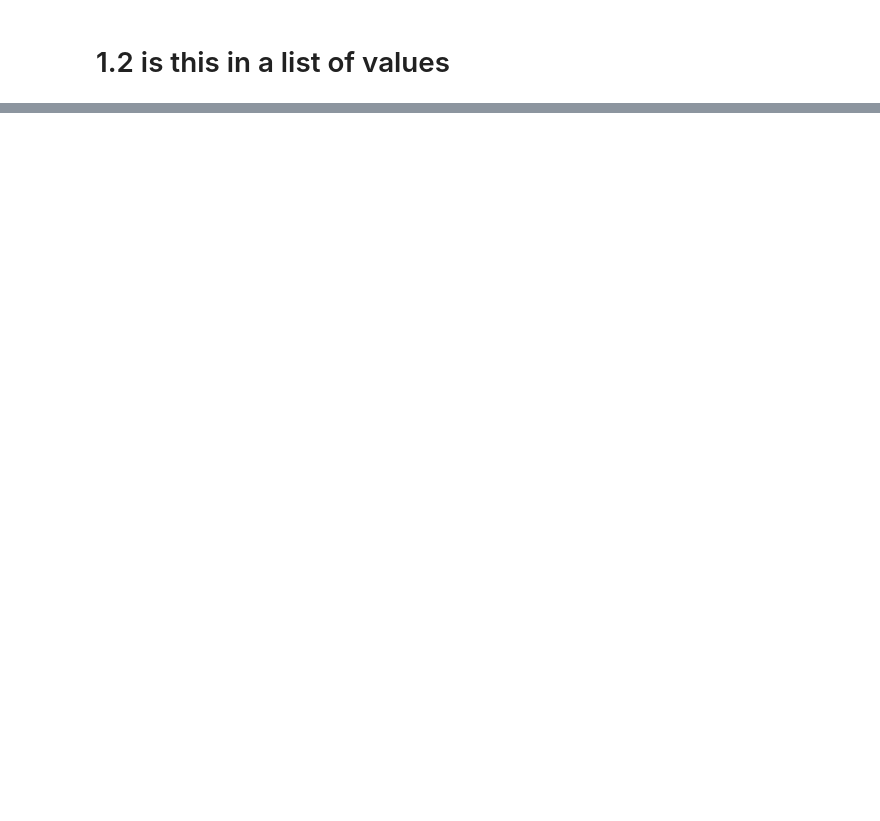
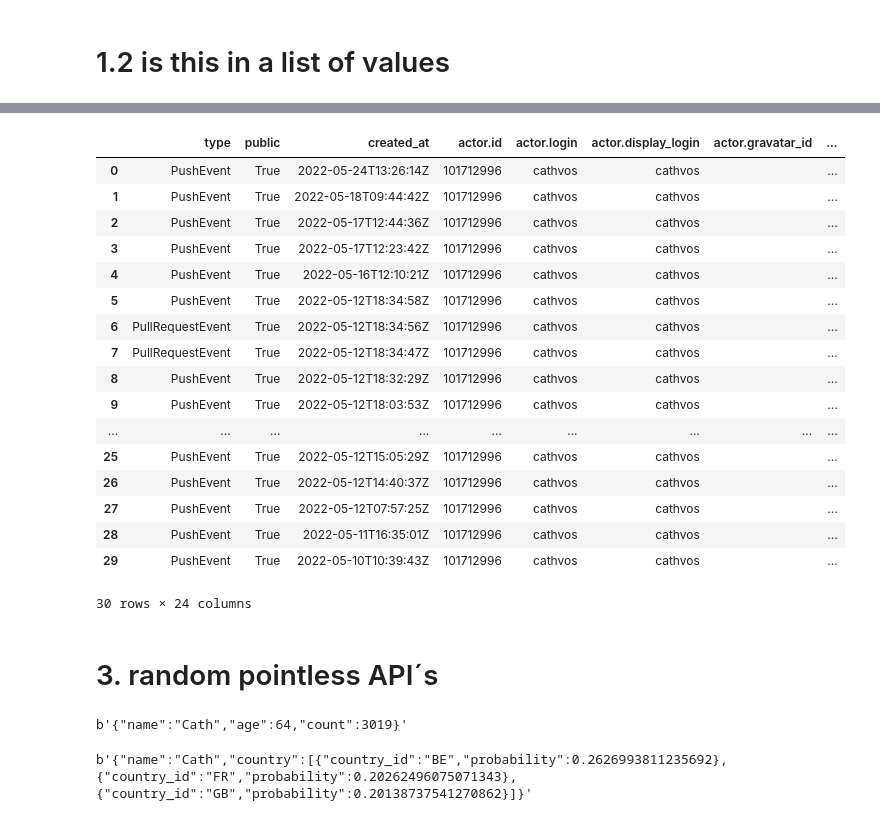
Before and after one commit to cathvos/IronCath, a Jupyter notebook: IH week 7/API´s & user input.ipynb, the cells around one changed output, grey strips where cells are left out. Cells and saved outputs as stored; diff of their text form; code cells hidden in the pictures; blank space fills up the shorter version.

```diff
--- a/IH week 7/API´s & user input.ipynb
+++ b/IH week 7/API´s & user input.ipynb
@@ -49,0 +71,3 @@ else:
+# %%
+github_response=requests.get('https://api.github.com/users/cathvos/events/public')
+github_response.status_code
@@ -49,0 +118,25 @@ else:
+# %%
+github_df=pd.json_normalize(github_response.json())
+# %%
+github_df.iloc[:,1:25]
+# %% [output]
+|  | type | public | created_at | actor.id | actor.login | actor.display_login | actor.gravatar_id | ... |
+| 0 | PushEvent | True | 2022-05-24T13:26:14Z | 101712996 | cathvos | cathvos |  | ... |
+| 1 | PushEvent | True | 2022-05-18T09:44:42Z | 101712996 | cathvos | cathvos |  | ... |
+| 2 | PushEvent | True | 2022-05-17T12:44:36Z | 101712996 | cathvos | cathvos |  | ... |
+| 3 | PushEvent | True | 2022-05-17T12:23:42Z | 101712996 | cathvos | cathvos |  | ... |
+| 4 | PushEvent | True | 2022-05-16T12:10:21Z | 101712996 | cathvos | cathvos |  | ... |
+| 5 | PushEvent | True | 2022-05-12T18:34:58Z | 101712996 | cathvos | cathvos |  | ... |
+| 6 | PullRequestEvent | True | 2022-05-12T18:34:56Z | 101712996 | cathvos | cathvos |  | ... |
+| 7 | PullRequestEvent | True | 2022-05-12T18:34:47Z | 101712996 | cathvos | cathvos |  | ... |
+| 8 | PushEvent | True | 2022-05-12T18:32:29Z | 101712996 | cathvos | cathvos |  | ... |
+| 9 | PushEvent | True | 2022-05-12T18:03:53Z | 101712996 | cathvos | cathvos |  | ... |
+| ... | ... | ... | ... | ... | ... | ... | ... | ... |
+| 25 | PushEvent | True | 2022-05-12T15:05:29Z | 101712996 | cathvos | cathvos |  | ... |
+| 26 | PushEvent | True | 2022-05-12T14:40:37Z | 101712996 | cathvos | cathvos |  | ... |
+| 27 | PushEvent | True | 2022-05-12T07:57:25Z | 101712996 | cathvos | cathvos |  | ... |
+| 28 | PushEvent | True | 2022-05-11T16:35:01Z | 101712996 | cathvos | cathvos |  | ... |
+| 29 | PushEvent | True | 2022-05-10T10:39:43Z | 101712996 | cathvos | cathvos |  | ... |
+30 rows × 24 columns
+# %% [markdown]
+# 3. random pointless API´s
@@ -49,0 +145,4 @@ else:
+# %%
+response.content
+# %% [output]
+b'{"name":"Cath","age":64,"count":3019}'
@@ -49,0 +151,4 @@ else:
+# %%
+response.content
+# %% [output]
+b'{"name":"Cath","country":[{"country_id":"BE","probability":0.2626993811235692},{"country_id":"FR","probability":0.20262496075071343},{"country_id":"GB","probability":0.20138737541270862}]}'
```
Also changed, not shown: parts of 15 cells of this notebook, 1 other file.
